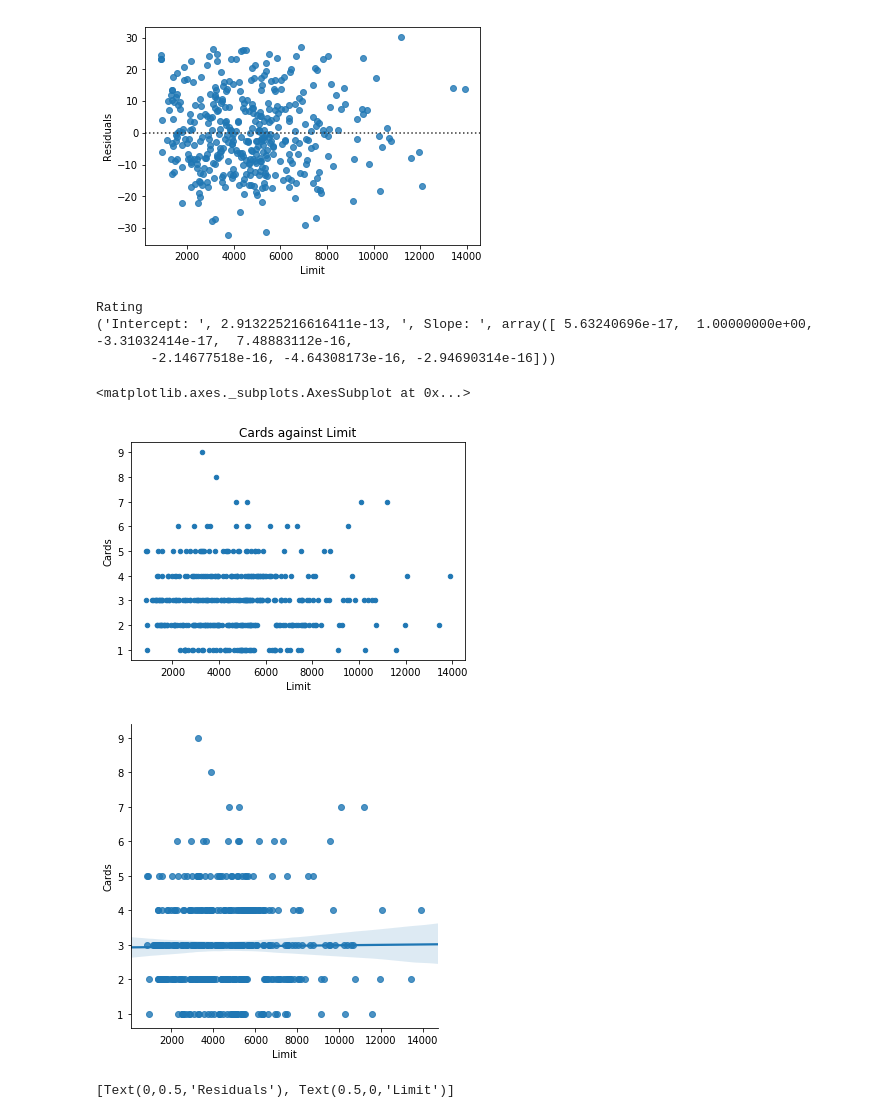
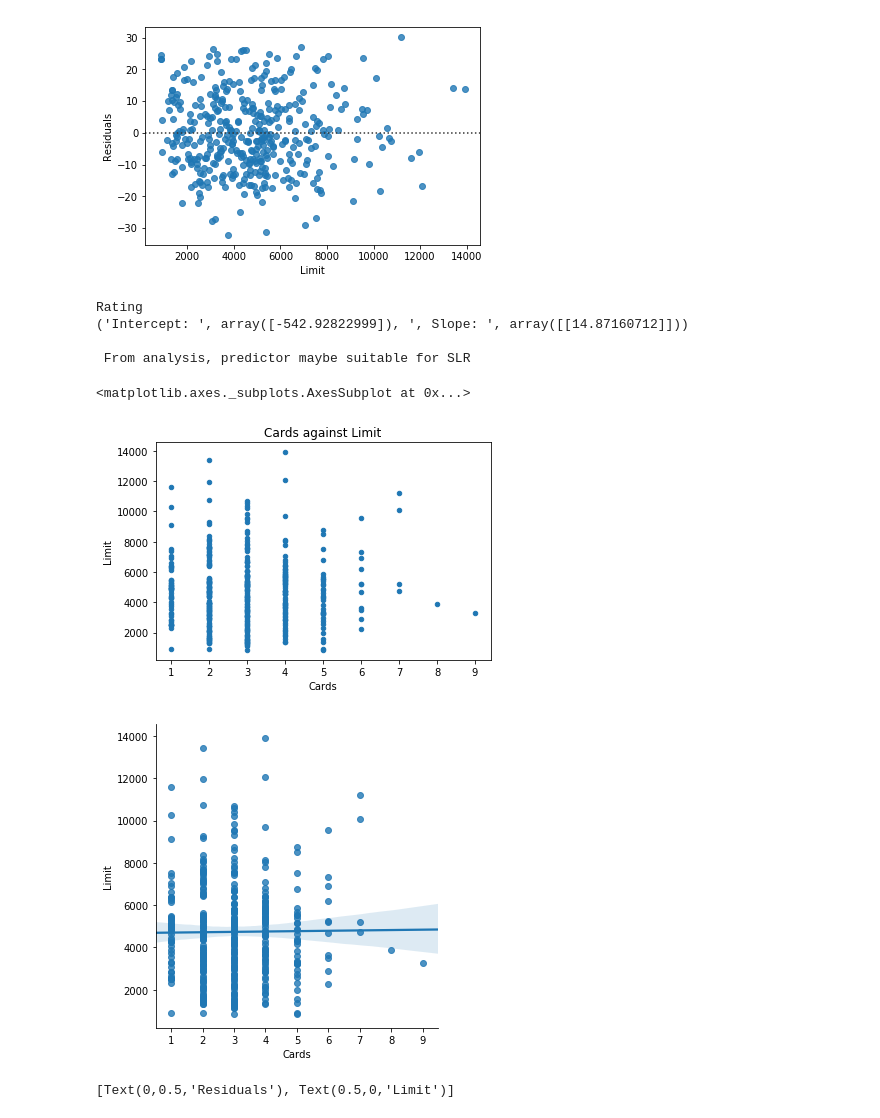
Before and after one commit to USF-CS-663-Spring-2020/lab-05-regression-surya9401, a Jupyter notebook: Lab_05_Regression_Credit.ipynb, the cells around one changed output. Drawn from its saved outputs; the diff is of its cells as text; code cells hidden in the pictures.

```diff
--- a/Lab_05_Regression_Credit.ipynb
+++ b/Lab_05_Regression_Credit.ipynb
@@ -67,22 +69,25 @@ res.set(xlabel = 'Limit', ylabel = 'Residuals')
 [figure]
 # %%
 print("Rating")
-linReg.fit(df.drop('Rating', axis = 1), df.iloc[:, 1])
+linReg = LinearRegression().fit(df[['Rating']], df[['Limit']])
 print('Intercept: ', linReg.intercept_, ', Slope: ', linReg.coef_)
+
+print("\n From analysis, predictor maybe suitable for SLR")
 # %% [output]
 Rating
-('Intercept: ', 2.913225216616411e-13, ', Slope: ', array([ 5.63240696e-17,  1.00000000e+00, -3.31032414e-17,  7.48883112e-16,
-       -2.14677518e-16, -4.64308173e-16, -2.94690314e-16]))
+('Intercept: ', array([-542.92822999]), ', Slope: ', array([[14.87160712]]))
+
+ From analysis, predictor maybe suitable for SLR
 # %%
 # Plotting Cards against Limit
-df.plot(kind = 'scatter', x = 'Limit', y = 'Cards', title = "Cards against Limit")
+df.plot(kind = 'scatter', x = 'Cards', y = 'Limit', title = "Cards against Limit")
 # %% [output]
 <matplotlib.axes._subplots.AxesSubplot at 0x...>
-[figure, old version]
+[figure, new version]
 # %%
-plot=sns.lmplot(y = 'Cards', x = 'Limit', data = df)
+plot=sns.lmplot(y = 'Limit', x = 'Cards', data = df)
 # %% [output]
-[figure, old version]
+[figure, new version]
 # %%
 res=sns.residplot('Limit', 'Cards', data = df)
 res.set(xlabel = 'Limit', ylabel = 'Residuals')
```
Also changed, not shown: parts of 12 cells of this notebook, 1 other file.
